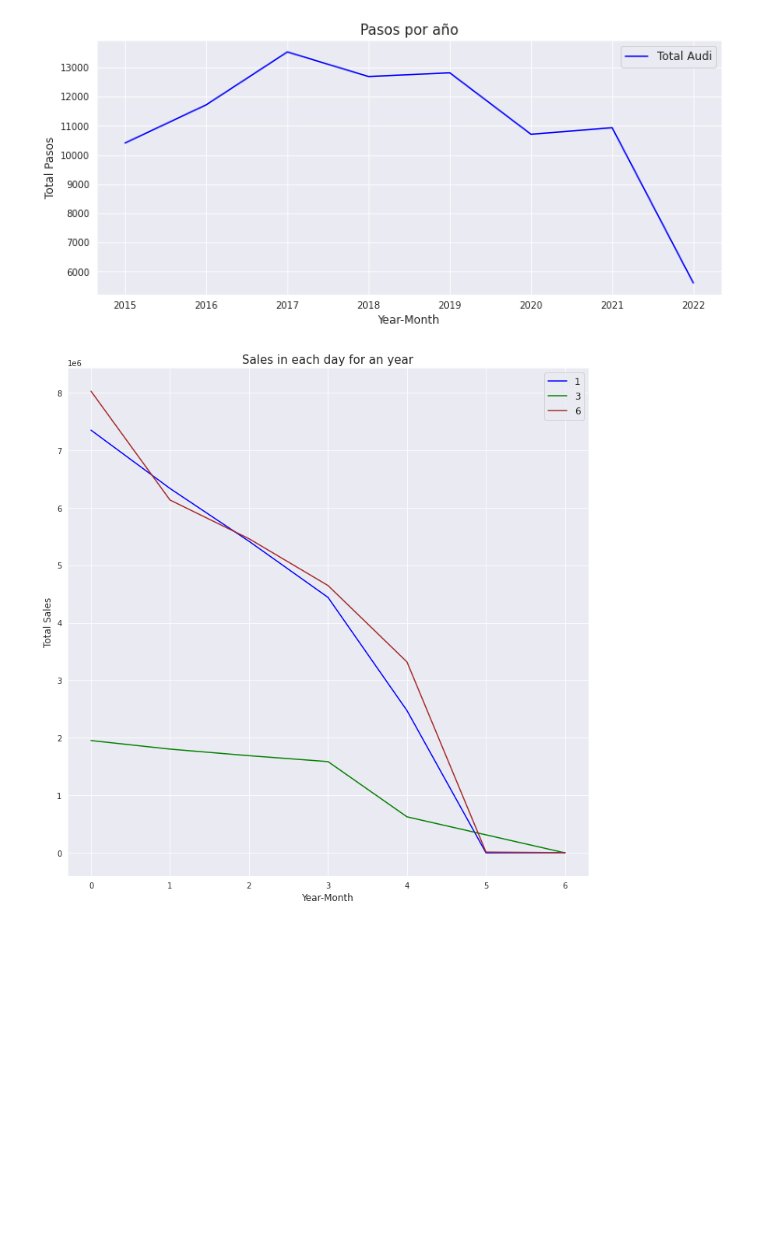
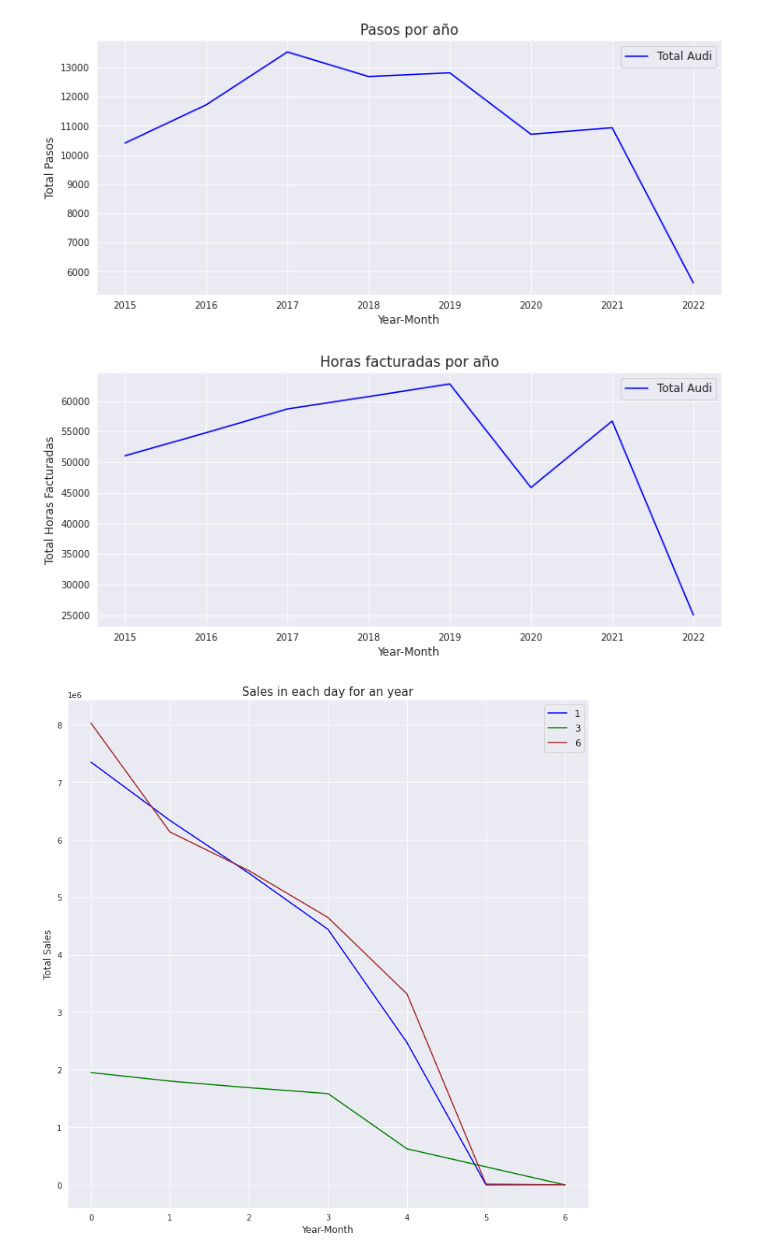
Before and after one commit to pacomm5/PLANTILLAS2, a Jupyter notebook: COHORT3_MIO4.ipynb, the cells around one changed output. Saved outputs shown, nothing was run; the diff lists cells and outputs as text; code cells hidden in the pictures; blank space fills up the shorter version.

```diff
--- a/COHORT3_MIO4.ipynb
+++ b/COHORT3_MIO4.ipynb
@@ -731,6 +731,19 @@ plt.legend(fontsize=12)
 plt.show()
 # %% [output]
 [figure]
+# %%
+plt.figure(figsize=(12,5))
+df_audi.groupby(['year'])['Tiemp_Fact'].sum().plot(kind='line',label='Total Audi',color='blue')
+
+
+plt.xlabel('Year-Month',size=12)
+plt.ylabel('Total Horas Facturadas', size=12)
+plt.title('Horas facturadas por año', size=15)
+plt.xticks([2015,2016,2017,2018,2019,2020,2021,2022])
+plt.legend(fontsize=12)
+plt.show()
+# %% [output]
+[figure, added]
 # %%
 # ahora hacemos lo mismo pero lo vamos a ver por día de la semana.
 
```
Also changed, not shown: parts of 1 cell of this notebook.
